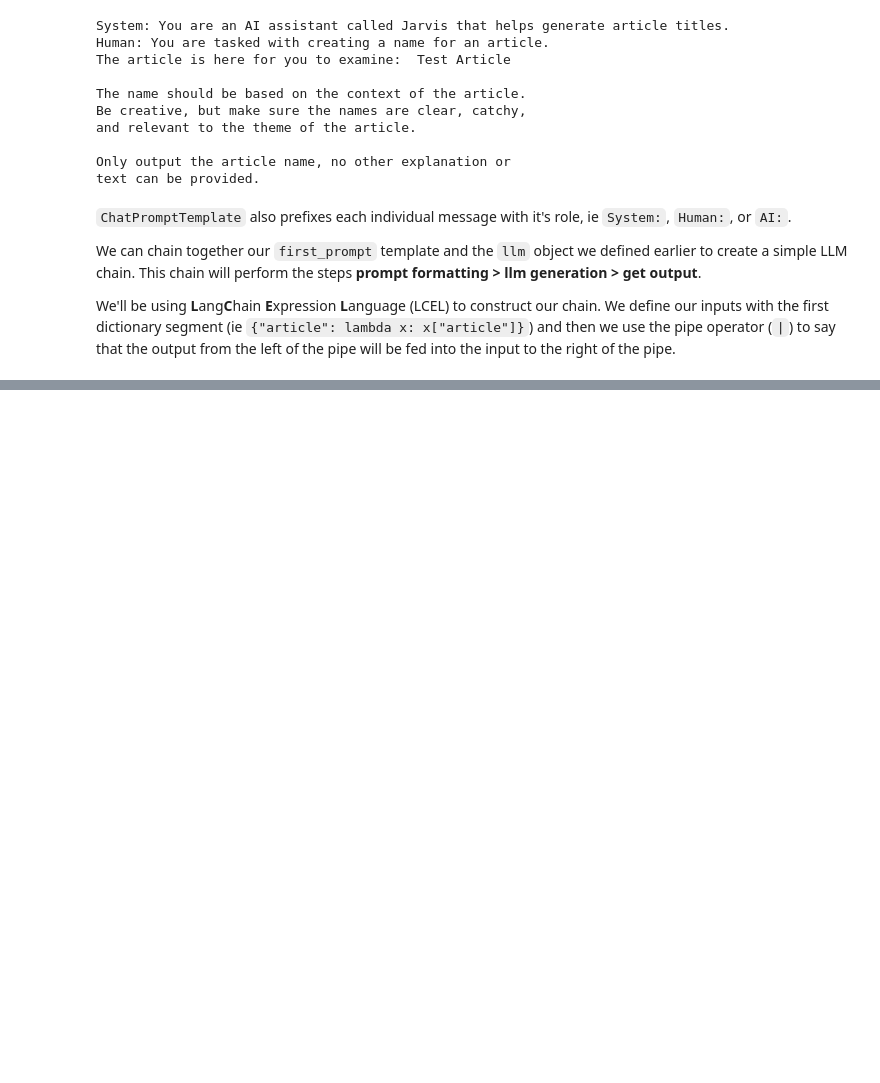
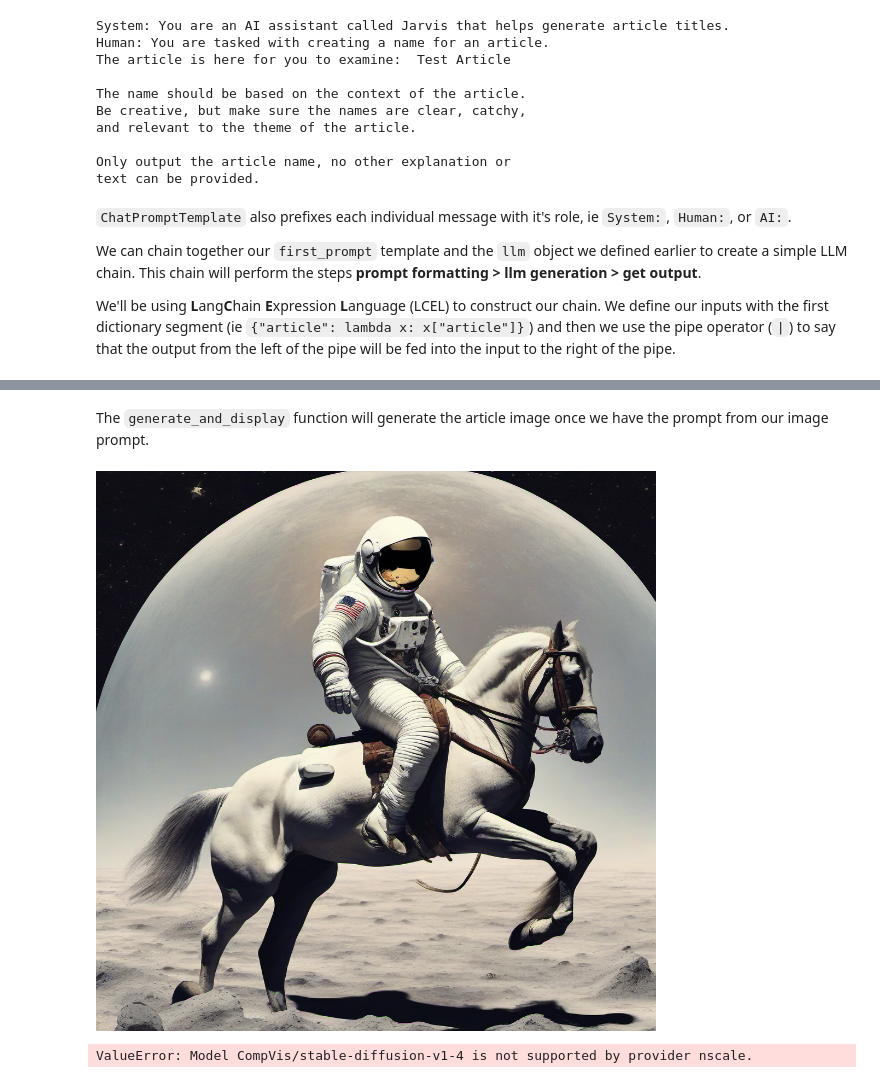
Before and after one commit to Suke712/LangChain, a Jupyter notebook: article_ai_assistant.ipynb, the cells around one changed output, grey strips where cells are left out. Drawn from its saved outputs; the diff is of its cells as text; code cells hidden in the pictures; blank space fills up the shorter version.

Commit message:
Finished with the article_ai_assistant

```diff
--- a/article_ai_assistant.ipynb
+++ b/article_ai_assistant.ipynb
@@ -130,0 +230,2 @@ print(result)
+# %% [markdown]
+The `generate_and_display` function will generate the article image once we have the prompt from our image prompt.
@@ -130,0 +264,22 @@ print(result)
+# %%
+import os
+from huggingface_hub import InferenceClient
+
+client = InferenceClient(
+    provider="nscale",
+    api_key=os.getenv('HUGGINGFACE_API_TOKEN'),
+)
+
+# output is a PIL.Image object
+image = client.text_to_image(
+    "Astronaut riding a horse",
+    model="stabilityai/stable-diffusion-xl-base-1.0",
+)
+# %%
+image
+# %% [output]
+[figure, added]
+# %%
+chain_four.invoke({"article": article})
+# %% [output]
+ValueError: Model CompVis/stable-diffusion-v1-4 is not supported by provider nscale.
```
Also changed, not shown: parts of 19 cells of this notebook, 2 other files.
